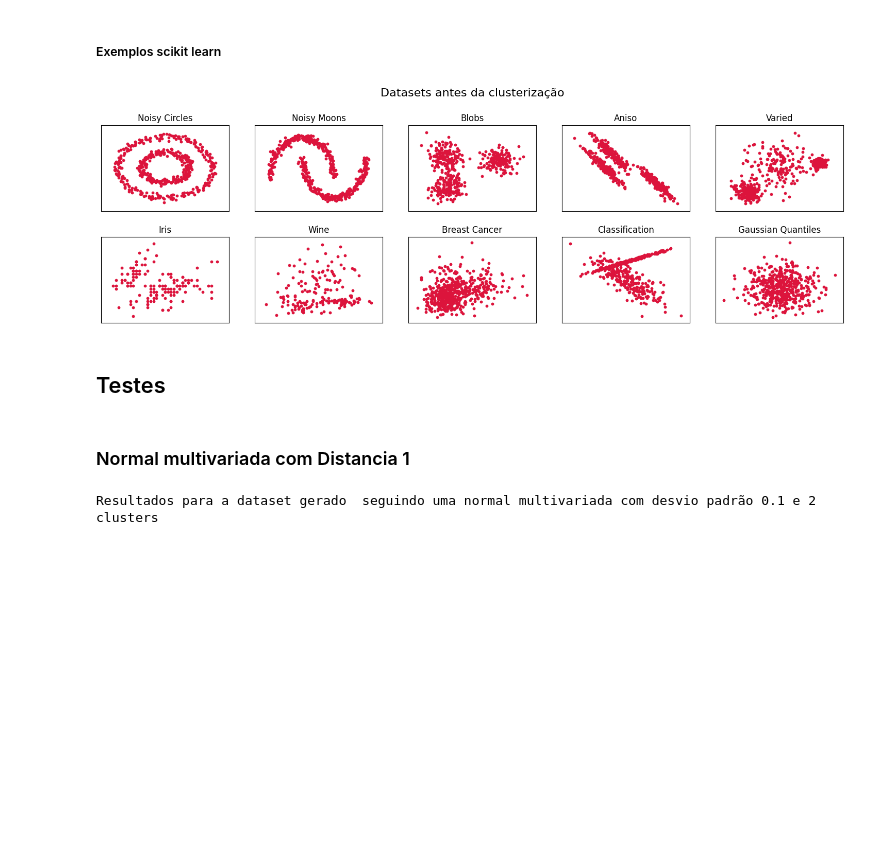
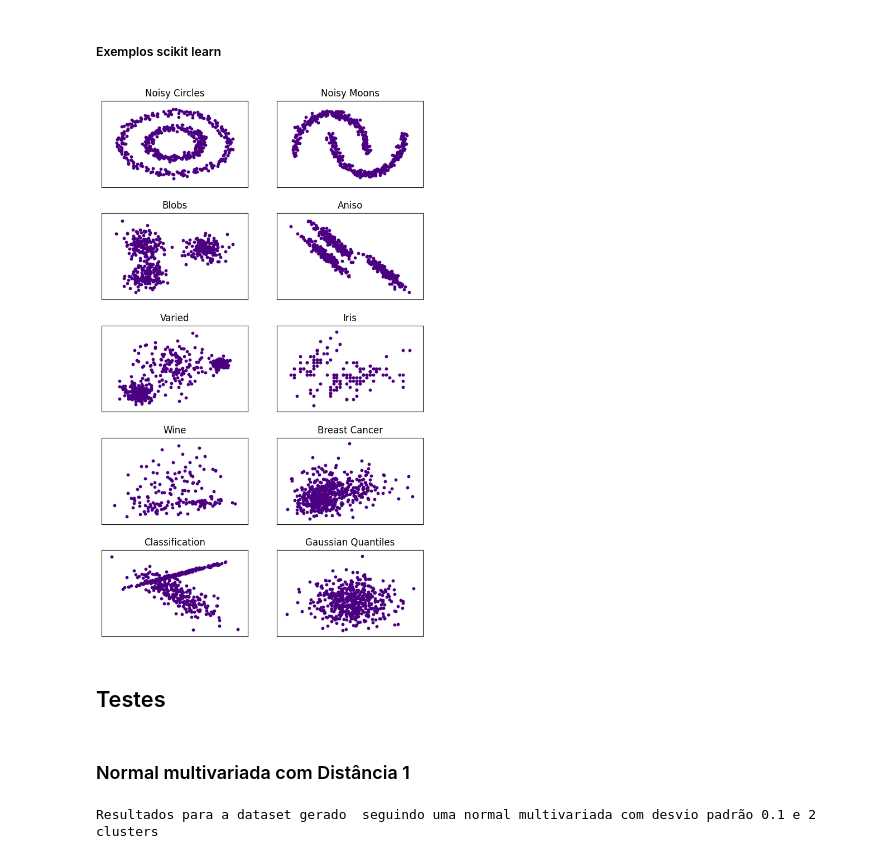
Before and after one commit to beatrizreisgb/TP2ALG2, a Jupyter notebook: src/tp.ipynb, the cells around one changed output. Saved outputs shown, nothing was run; the diff lists cells and outputs as text; code cells hidden in the pictures; blank space fills up the shorter version.

```diff
--- a/src/tp.ipynb
+++ b/src/tp.ipynb
@@ -348,7 +316,7 @@ def generateSyntheticDataWithLabels(centers, std_dev, num_points_per_center):
         cov_matrix = [[std_dev**2, 0], [0, std_dev**2]]
         points = np.random.multivariate_normal(mean=center, cov=cov_matrix, size=num_points_per_center)
         pontos.append(points)
-        labels.extend([idx] * num_points_per_center)  # Assign label idx to each point
+        labels.extend([idx] * num_points_per_center)
 
     return np.vstack(pontos), np.array(labels)
 
@@ -356,7 +324,6 @@ def apply_standard_scaling(data):
     scaler = StandardScaler()
     return scaler.fit_transform(data)
 
-# Parameters for synthetic data generation
 n_clusters_normal = [2, 3, 8, 4, 10, 5, 7, 3, 2, 6]  # Número de clusters variado
 std_devs = [0.1, 0.5, 0.3, 1.0, 0.2, 0.7, 0.4, 1.5, 0.6, 0.9]  # Desvios padrão variáveis
 
@@ -373,8 +340,8 @@ for i in range(10):
     labels_list_normal.append(labels)
 
 # Plotting
-n_rows = 2
-n_cols = 5
+n_rows = 5
+n_cols = 2
 plt.figure(figsize=(4 * n_cols, 3 * n_rows))
 plt.subplots_adjust(left=0.02, right=0.98, bottom=0.02, top=0.92, wspace=0.2, hspace=0.3)
 
@@ -387,6 +354,5 @@ for i in range(10):
     plt.xticks(())
     plt.yticks(())
 
-plt.suptitle("Datasets sintéticos", size=16, y=1.05)
 plt.show()
 # %% [output]
@@ -394,24 +360,19 @@ plt.show()
 # %% [markdown]
 ##### Exemplos scikit learn
 # %%
-# Load original datasets
-noisy_circles = datasets.make_circles(n_samples=500, factor=0.5, noise=0.05, random_state=30) #2 labels
-noisy_moons = datasets.make_moons(n_samples=500, noise=0.05, random_state=30) #2 labels
-blobs = datasets.make_blobs(n_samples=500, random_state=30) #3 labels
+noisy_circles = datasets.make_circles(n_samples=500, factor=0.5, noise=0.05, random_state=30)
+noisy_moons = datasets.make_moons(n_samples=500, noise=0.05, random_state=30)
+blobs = datasets.make_blobs(n_samples=500, random_state=30)
 
-# Anisotropicly distributed data
 X, y = datasets.make_blobs(n_samples=500, random_state=170)
 transformation = [[0.6, -0.6], [-0.4, 0.8]]
 X_aniso = np.dot(X, transformation)
-aniso = (X_aniso, y)#3 labels
+aniso = (X_aniso, y)
+varied = datasets.make_blobs(n_samples=500, cluster_std=[1.0, 2.5, 0.5], random_state=170)
 
-# Blobs with varied variances
-varied = datasets.make_blobs(n_samples=500, cluster_std=[1.0, 2.5, 0.5], random_state=170)#3 labels
-
-# Load new datasets
-iris = datasets.load_iris(return_X_y=True)#3 labels
-wine = datasets.load_wine(return_X_y=True)#3 labels
-breast_cancer = datasets.load_breast_cancer(return_X_y=True) #2 labels
+iris = datasets.load_iris(return_X_y=True)
+wine = datasets.load_wine(return_X_y=True)
+breast_cancer = datasets.load_breast_cancer(return_X_y=True)
 classification = datasets.make_classification(
     n_samples=500,
     n_features=2,
@@ -422,9 +383,8 @@ classification = datasets.make_classification(
     n_clusters_per_class=1,
     random_state=42
 )
-gaussian_quantiles = datasets.make_gaussian_quantiles(n_samples=500, n_features=2, n_classes=2, random_state=42) #2 labels
+gaussian_quantiles = datasets.make_gaussian_quantiles(n_samples=500, n_features=2, n_classes=2, random_state=42)
 
-# List of datasets and titles
 datasets_list_sklearn = [
     noisy_circles, noisy_moons, blobs,
     aniso, varied, iris, wine, breast_cancer, classification, gaussian_quantiles
@@ -433,41 +393,38 @@ dataset_titles_sklearn = [
     'Noisy Circles', 'Noisy Moons', 'Blobs',
     'Aniso', 'Varied', 'Iris', 'Wine', 'Breast Cancer','Classification', 'Gaussian Quantiles'
 ]
 
 k_clusters_sklearn = [
     2,2,3,3,3,3,3,2,2,2
     ]
 
-# Plot settings
-n_cols = 5
-n_rows = 2
+n_cols = 2
+n_rows = 5
 fig_size = (4 * n_cols * 0.8, 3 * n_rows * 0.8)
 plt.figure(figsize=fig_size)
 plt.subplots_adjust(
     left=0.05, right=0.95, bottom=0.05, top=0.85, wspace=0.2, hspace=0.3
 )
 
-plt.suptitle('Datasets antes da clusterização', size=16, y=1.0)
-
 for i, (dataset, title) in enumerate(zip(datasets_list_sklearn, dataset_titles_sklearn)):
     if len(dataset) == 2:
-        X, _ = dataset  # For datasets that return X and y
+        X, _ = dataset
     else:
         X, _ = dataset
     X = StandardScaler().fit_transform(X)
 
     plt.subplot(n_rows, n_cols, i + 1)
     plt.title(title, size=12)
 
-    plt.scatter(X[:, 0], X[:, 1], s=10, color="crimson")
+    plt.scatter(X[:, 0], X[:, 1], s=10, color="indigo")
     plt.xlim(X[:, 0].min() - 0.5, X[:, 0].max() + 0.5)
     plt.ylim(X[:, 1].min() - 0.5, X[:, 1].max() + 0.5)
     plt.xticks(())
     plt.yticks(())
 
 plt.show()
 # %% [output]
-[figure, old version]
+[figure, new version]
 # %% [markdown]
 ## Testes
 # %%
@@ -581,7 +538,7 @@ def executeAll(data, k_clusters, n_distance, labels, nome_test, n_experimentos=3
 
     return report_table_df
 # %% [markdown]
-### Normal multivariada com Distancia 1
+### Normal multivariada com Distância 1
 # %%
 n_experimentos = 30
 
```
Also changed, not shown: parts of 23 cells of this notebook, 4 other files.
